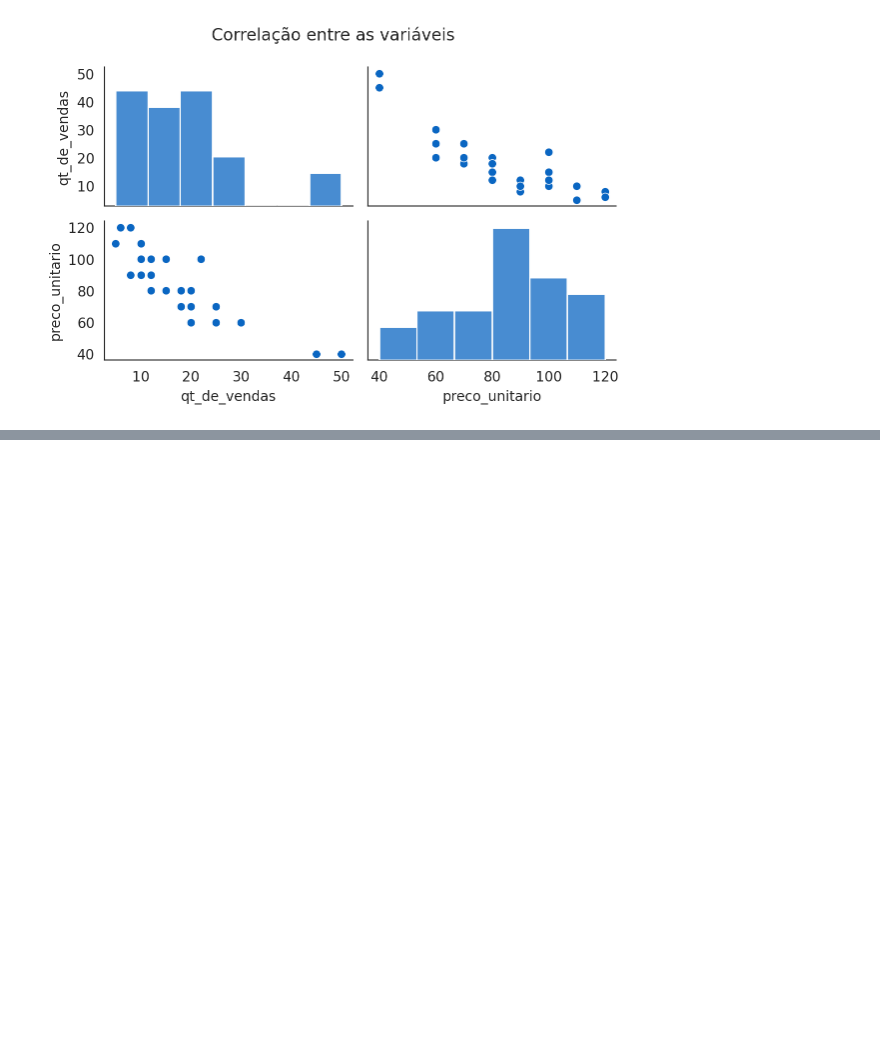
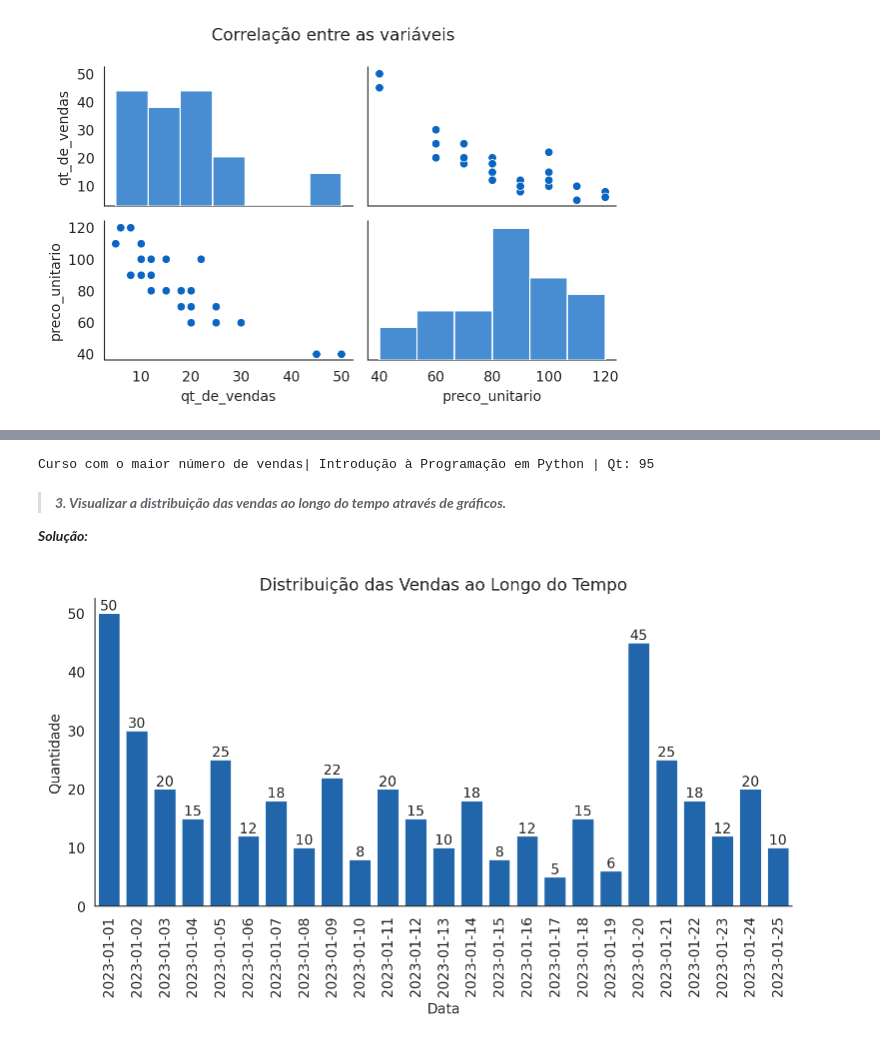
Before and after one commit to Oseiasdfarias/TrilhaDadosJR-JUN15, a Jupyter notebook: notebook/analise_de_dados_vendas_cursos_online.ipynb, the cells around one changed output, grey strips where cells are left out. Cells and saved outputs as stored; diff of their text form; code cells hidden in the pictures; blank space fills up the shorter version.

```diff
--- a/notebook/analise_de_dados_vendas_cursos_online.ipynb
+++ b/notebook/analise_de_dados_vendas_cursos_online.ipynb
@@ -274,0 +312,22 @@ plt.show()
+# %%
+print(f"Curso com o maior número de vendas| {df_qt_vendas.nome_curso[0]} | Qt: {df_qt_vendas.qt_de_vendas[0]}")
+# %% [output]
+Curso com o maior número de vendas| Introdução à Programação em Python | Qt: 95
+# %% [markdown]
+> ***3. Visualizar a distribuição das vendas ao longo do tempo através de gráficos.***
+
+***Solução:***
+# %%
+plt.figure(figsize=(9, 4))
+
+ax = sns.barplot(data=df_vendas, x="data", y="qt_de_vendas")
+
+
+ax.bar_label(ax.containers[0])
+ax.set(xlabel="Data", ylabel="Quantidade")
+plt.title("Distribuição das Vendas ao Longo do Tempo", fontsize=12)
+plt.xticks(rotation=90)
+sns.despine(right=True)
+plt.show()
+# %% [output]
+[figure, added]
```
Also changed, not shown: parts of 6 cells of this notebook.
